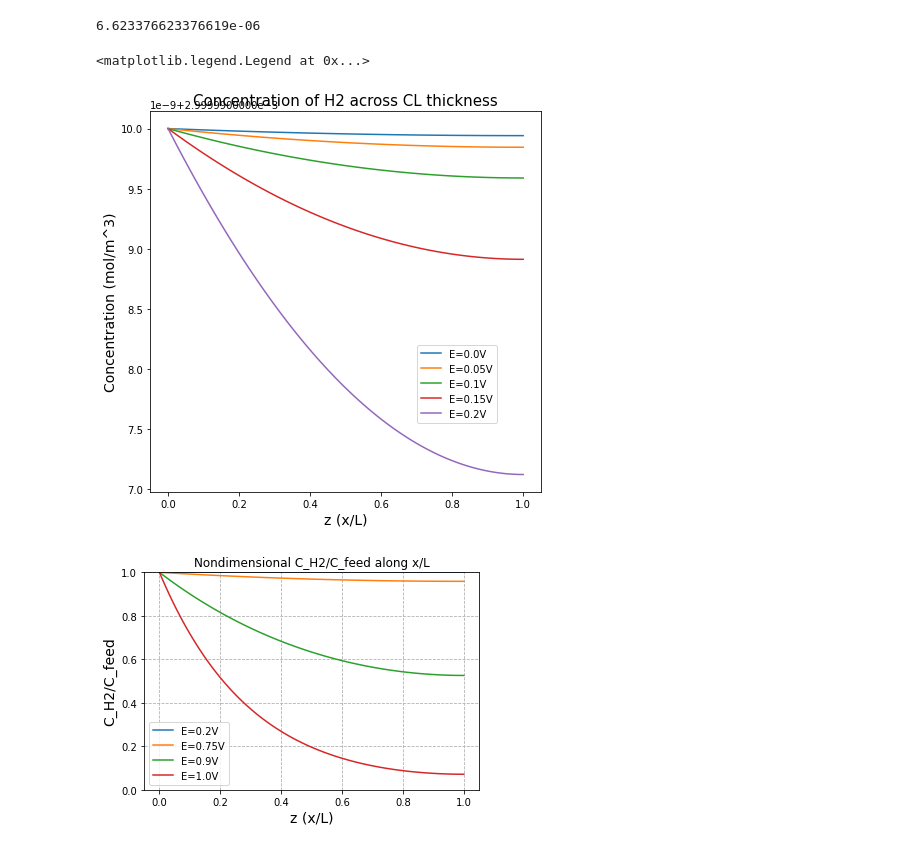
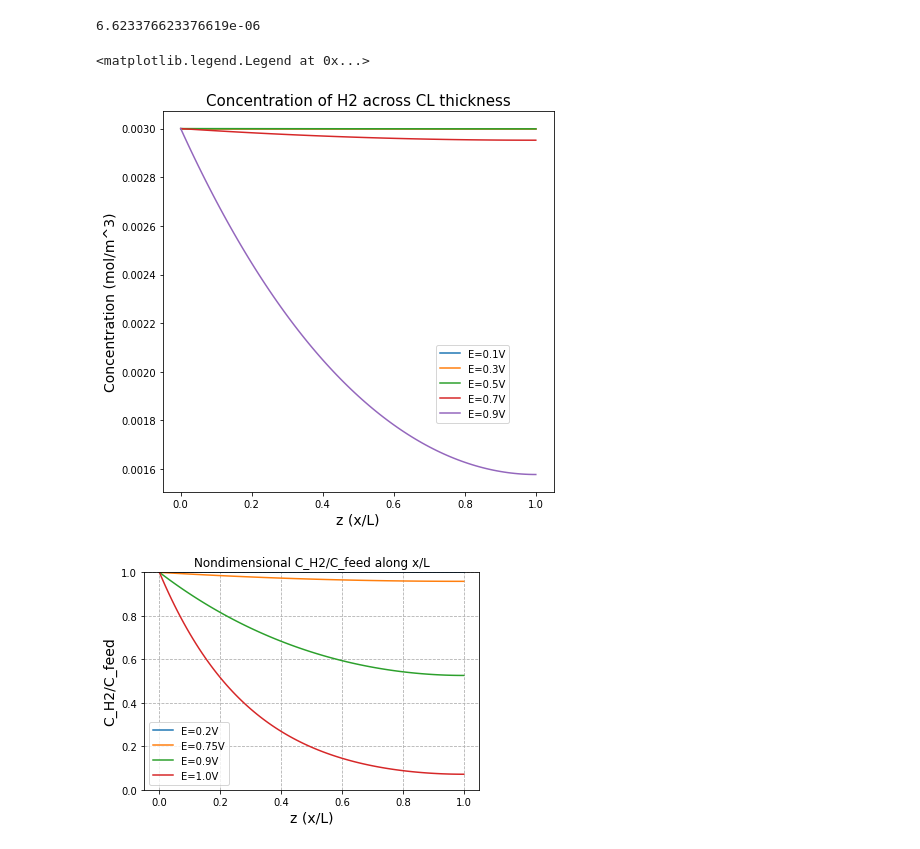
Before and after one commit to tinypersimmon/lbnl, a Jupyter notebook: transport_model.ipynb, the cells around one changed output. Saved outputs shown, nothing was run; the diff lists cells and outputs as text; code cells hidden in the pictures.

```diff
--- a/transport_model.ipynb
+++ b/transport_model.ipynb
@@ -93,25 +91,25 @@ def c_cl(applied_potential, a_v=1e6, c_feed=3/1000, L=50e-6, i_0=2e-5, alpha=0.5
 # %% [output]
 6.623376623376619e-06
 # %%
-E = np.arange(0,0.21,0.05)
+E = np.arange(0.1,1,0.2)
 curr = []
 
 plt.figure(figsize=(7,7))
 for i in range(len(E)):
     curr1, conc1 = c_cl(E[i])
     curr.append(curr1)
     plt.plot(x/L, conc1, label=('E=' + str(round(E[i],2)) + 'V'))
 
 #E=[0.6]
 #plt.plot(x/L, c_cl(0), label=(str(round(E[0],2)) + 'V'), color='red')
 plt.title('Concentration of H2 across CL thickness', fontsize='15')
 plt.ylabel('Concentration (mol/m^3)', fontsize='14')
 plt.xlabel('z (x/L)', fontsize='14')
 #plt.grid(True,which="both", linestyle='--')
 plt.legend(bbox_to_anchor=(0.9,0.4))
 # %% [output]
 <matplotlib.legend.Legend at 0x...>
-[figure, old version]
+[figure, new version]
 # %%
 plt.figure()
 I = []
```
Also changed, not shown: parts of 7 cells of this notebook, 1 other file.
